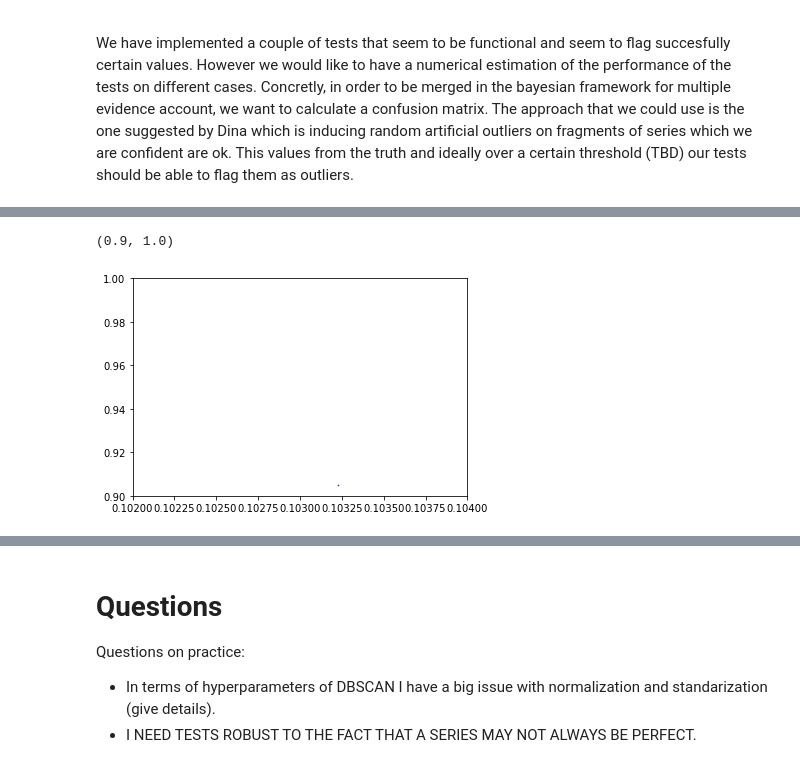
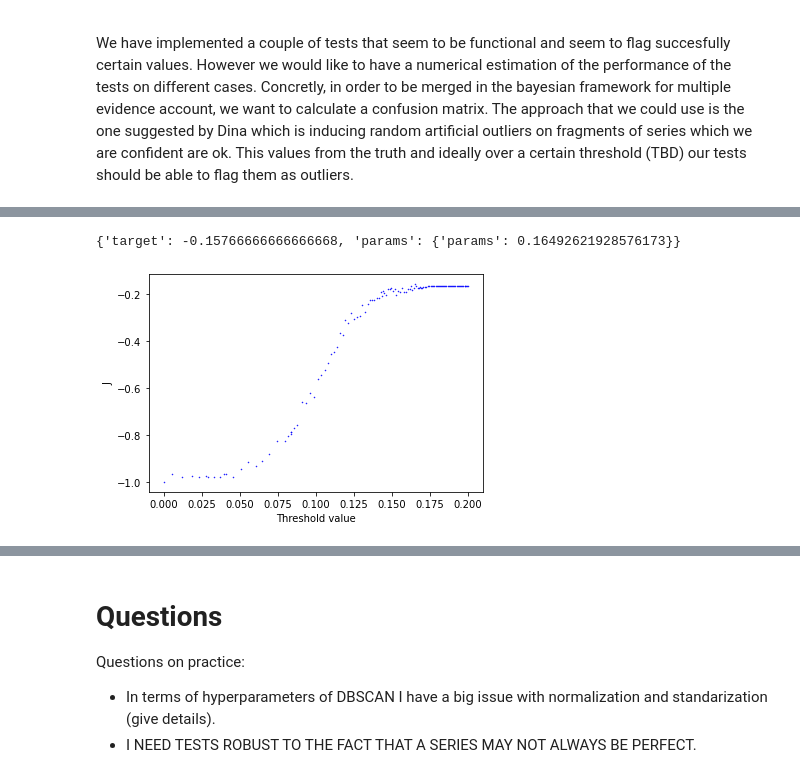
Before and after one commit to tomasfbouvier/Meteorological_Data_quality_assesment, a Jupyter notebook: pressure_check.ipynb, the cells around one changed output, grey strips where cells are left out. Saved outputs shown, nothing was run; the diff lists cells and outputs as text; code cells hidden in the pictures.

```diff
--- a/pressure_check.ipynb
+++ b/pressure_check.ipynb
@@ -283,7 +318,7 @@ def time_consistency_test(station):
 # %%
 plt.figure(figsize=(20,3))
 
-my_station=6096
+my_station=4207
 
 clust=  time_consistency_test(my_station)
 
@@ -343,6 +399,15 @@ An example of how we find the correlation is shown below:
 import scipy.signal as signal
 
 def correlate_signals(station1, station2, num=100000):
+    """
+    Parameters
+    ----------
+        - (station1,station2): pair of stations for which the correlation score is to be computed
+        - num: length of the arrays created by interpolation of the stations time-series. Default=100000 points.
+    Otuputs
+    -------
+        - lags
+    """
 
 
     x1, f1= create_sets(station1)
@@ -467,5 +556,5 @@ plt.legend(loc='best', title='correlation')
 # %%
-example_station= 6100
+example_station= 4220
 
 
 pdf, corr_stat=build_pdfs(example_station, thr=0.1)
@@ -495,7 +584,7 @@ xs, f= create_sets(example_station)
 
 plt.figure(figsize=(20,5))
 for x in xs:
-    if pdf(x, f(x), 0.1):
+    if pdf(x, f(x), 0.06):
         plt.plot(x, f(x), 'r.')
     else:
         plt.plot(x, f(x), 'b.')
@@ -557,12 +646,19 @@ def geostrophic_wind_computation(time):
     """
     Computes the gradient of the pressure field at a given time in order to find possible aberrant values for the wind
 
-    input: timestamp
-    output: 2D gradient in SPHERICAL
+    Parameters
+    ----------
+        - time: timestamp of the gradient to calculate
+
+    Outputs
+    --------
+        - (gradp_x, gradp_y): 2D gradient in cartesian(?) coordinates
+        - x: point grid of the time-stamp
+
 
     TODO:
-        Compute the wind
-        Compute the
+        - Compute the wind from the gradient
+        - Compute the subsequent outlier classification based on aberrant values
     """
 
     x=[] ; y=[]; locs=[]
@@ -593,12 +689,7 @@ x0=create_sets(my_station)[0][-25]
 
 gradp_x, gradp_y, x= geostrophic_wind_computation(x0)
 
-#Shitty visual representation
-
-
 for i in range(len(gradp_x)):
     plt.quiver(x[i,1], x[i,0],gradp_y[i], gradp_x[i],color=['b'])
 argmax= np.argmax(np.sqrt(gradp_x*gradp_x+gradp_y*gradp_y))
 plt.plot(x[argmax,1],x[argmax,0], 'r.' )
-
-#plt.plot(locs[:,1], locs[:,0], 'r.')
@@ -744,21 +854,19 @@ ZeroDivisionError: division by zero
 # %%
 res=optimizer.res
 
 x=[];y=[]
-
-
-
 for i in range(len(res)):
     x.append(optimizer.res[i]['params']['params'])
     y.append(optimizer.res[i]['target'])
 
 plt.plot(x,y, 'b.', markersize=1.)
-plt.xlim(0.102, 0.104)
-plt.ylim(0.9, 1.)
-#plt.xlim(0.07 ,0.08)
+plt.xlabel('Threshold value')
+plt.ylabel('J')
+
+print(optimizer.max)
 # %% [output]
-(0.9, 1.0)
+{'target': -0.15766666666666668, 'params': {'params': 0.16492621928576173}}
-[figure, old version]
+[figure, new version]
 # %%
 print(optimizer.max)
 # %% [output]
```
Also changed, not shown: parts of 16 cells of this notebook.
